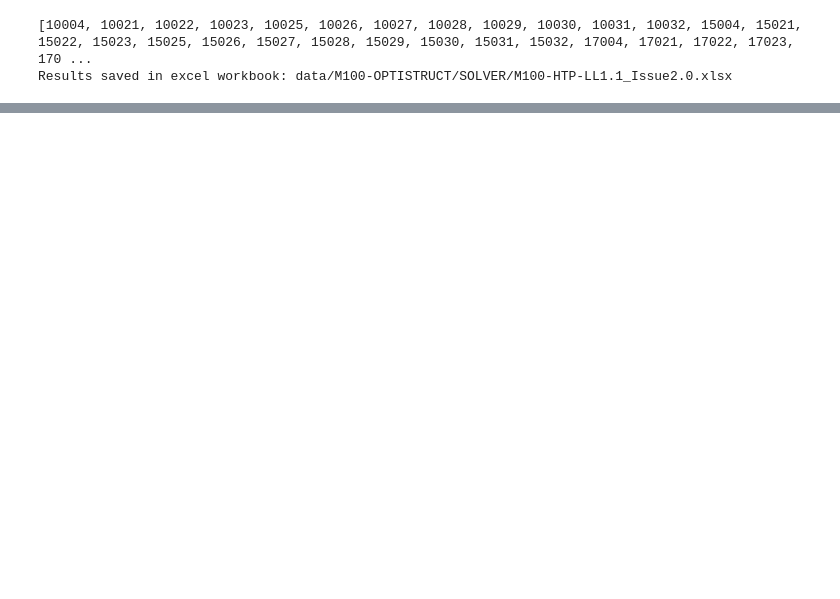
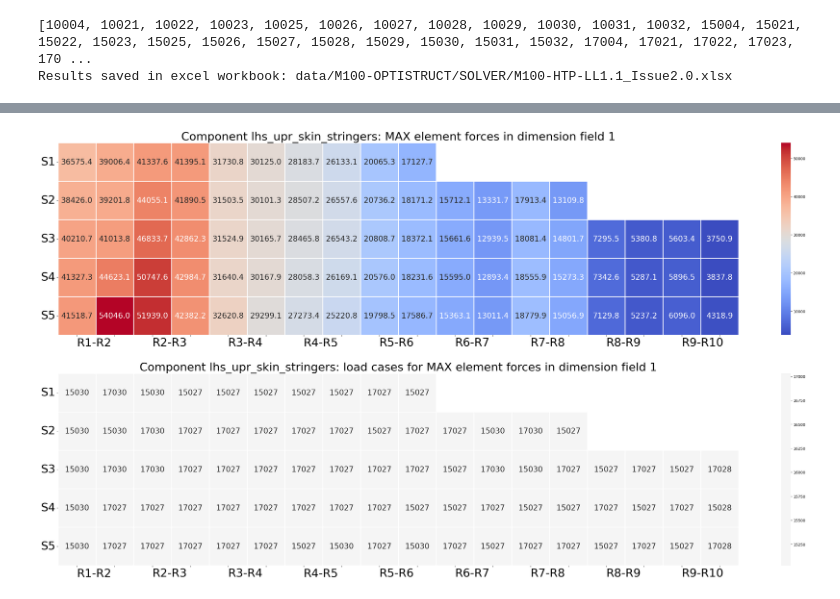
Before and after one commit to felixrlopezm/OP_Map, a Jupyter notebook: How_to_use_OP_Map.ipynb, the cells around one changed output, grey strips where cells are left out. Drawn from its saved outputs; the diff is of its cells as text; code cells hidden in the pictures; blank space fills up the shorter version.

```diff
--- a/How_to_use_OP_Map.ipynb
+++ b/How_to_use_OP_Map.ipynb
@@ -94,0 +135,8 @@ Results saved in excel workbook: data/M100-OPTISTRUCT/SOLVER/M100-HTP-LL1.1_Issu
+# %%
+# Plotting mappings of maximum elemment forces and CLC for a specific component for all load cases in the .op2 file
+# Field value components acc. to order in .op2/.f06 file
+# If excel = True, results will be saved in the excel file created at variable initialization
+
+M100_model.plot_env_1D_eforces('lhs_upr_skin_stringers', 'MAX', 1, excel=False)
+# %% [output]
+[figure, added]
```
Also changed, not shown: parts of 22 cells of this notebook, 1 other file.
